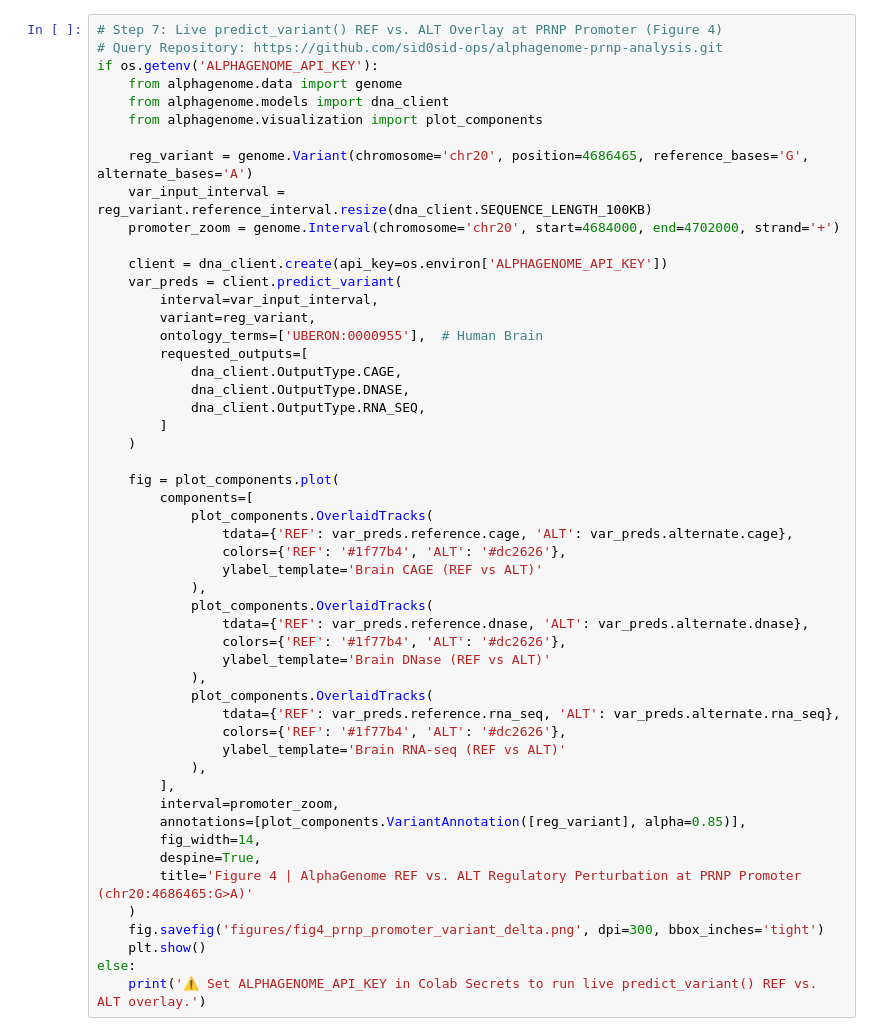
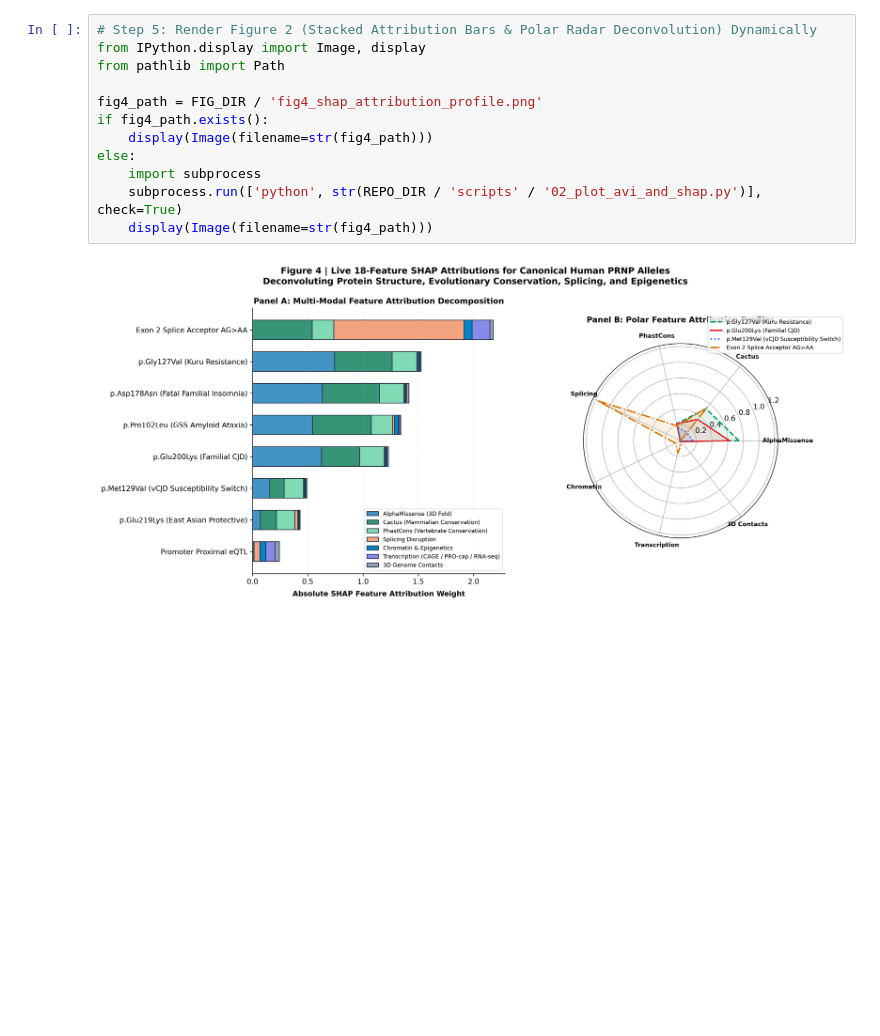
Before and after one commit to sid0sid-ops/alphagenome-prnp-analysis, a Jupyter notebook: notebooks/AlphaGenome_PRNP_Analysis.ipynb, the cells around one changed output. Cells and saved outputs as stored; diff of their text form; blank space fills up the shorter version.

```diff
--- a/notebooks/AlphaGenome_PRNP_Analysis.ipynb
+++ b/notebooks/AlphaGenome_PRNP_Analysis.ipynb
@@ -391,52 +234,14 @@ else:
-# %%
-# Step 7: Live predict_variant() REF vs. ALT Overlay at PRNP Promoter (Figure 4)
-# Query Repository: https://github.com/sid0sid-ops/alphagenome-prnp-analysis.git
-if os.getenv('ALPHAGENOME_API_KEY'):
-    from alphagenome.data import genome
-    from alphagenome.models import dna_client
-    from alphagenome.visualization import plot_components
-
-    reg_variant = genome.Variant(chromosome='chr20', position=4686465, reference_bases='G', alternate_bases='A')
-    var_input_interval = reg_variant.reference_interval.resize(dna_client.SEQUENCE_LENGTH_100KB)
-    promoter_zoom = genome.Interval(chromosome='chr20', start=4684000, end=4702000, strand='+')
-
-    client = dna_client.create(api_key=os.environ['ALPHAGENOME_API_KEY'])
-    var_preds = client.predict_variant(
-        interval=var_input_interval,
-        variant=reg_variant,
-        ontology_terms=['UBERON:0000955'],  # Human Brain
-        requested_outputs=[
-            dna_client.OutputType.CAGE,
-            dna_client.OutputType.DNASE,
-            dna_client.OutputType.RNA_SEQ,
-        ]
-    )
-
-    fig = plot_components.plot(
-        components=[
-            plot_components.OverlaidTracks(
-                tdata={'REF': var_preds.reference.cage, 'ALT': var_preds.alternate.cage},
-                colors={'REF': '#1f77b4', 'ALT': '#dc2626'},
-                ylabel_template='Brain CAGE (REF vs ALT)'
-            ),
-            plot_components.OverlaidTracks(
-                tdata={'REF': var_preds.reference.dnase, 'ALT': var_preds.alternate.dnase},
-                colors={'REF': '#1f77b4', 'ALT': '#dc2626'},
-                ylabel_template='Brain DNase (REF vs ALT)'
-            ),
-            plot_components.OverlaidTracks(
-                tdata={'REF': var_preds.reference.rna_seq, 'ALT': var_preds.alternate.rna_seq},
-                colors={'REF': '#1f77b4', 'ALT': '#dc2626'},
-                ylabel_template='Brain RNA-seq (REF vs ALT)'
-            ),
-        ],
-        interval=promoter_zoom,
-        annotations=[plot_components.VariantAnnotation([reg_variant], alpha=0.85)],
-        fig_width=14,
-        despine=True,
-        title='Figure 4 | AlphaGenome REF vs. ALT Regulatory Perturbation at PRNP Promoter (chr20:4686465:G>A)'
-    )
-    fig.savefig('figures/fig4_prnp_promoter_variant_delta.png', dpi=300, bbox_inches='tight')
-    plt.show()
-else:
-    print('⚠️ Set ALPHAGENOME_API_KEY in Colab Secrets to run live predict_variant() REF vs. ALT overlay.')
+# %%
+# Step 5: Render Figure 2 (Stacked Attribution Bars & Polar Radar Deconvolution) Dynamically
+from IPython.display import Image, display
+from pathlib import Path
+
+fig4_path = FIG_DIR / 'fig4_shap_attribution_profile.png'
+if fig4_path.exists():
+    display(Image(filename=str(fig4_path)))
+else:
+    import subprocess
+    subprocess.run(['python', str(REPO_DIR / 'scripts' / '02_plot_avi_and_shap.py')], check=True)
+    display(Image(filename=str(fig4_path)))
+# %% [output]
+[figure, added]
```
Also changed, not shown: parts of 24 cells of this notebook, 17 other files.
